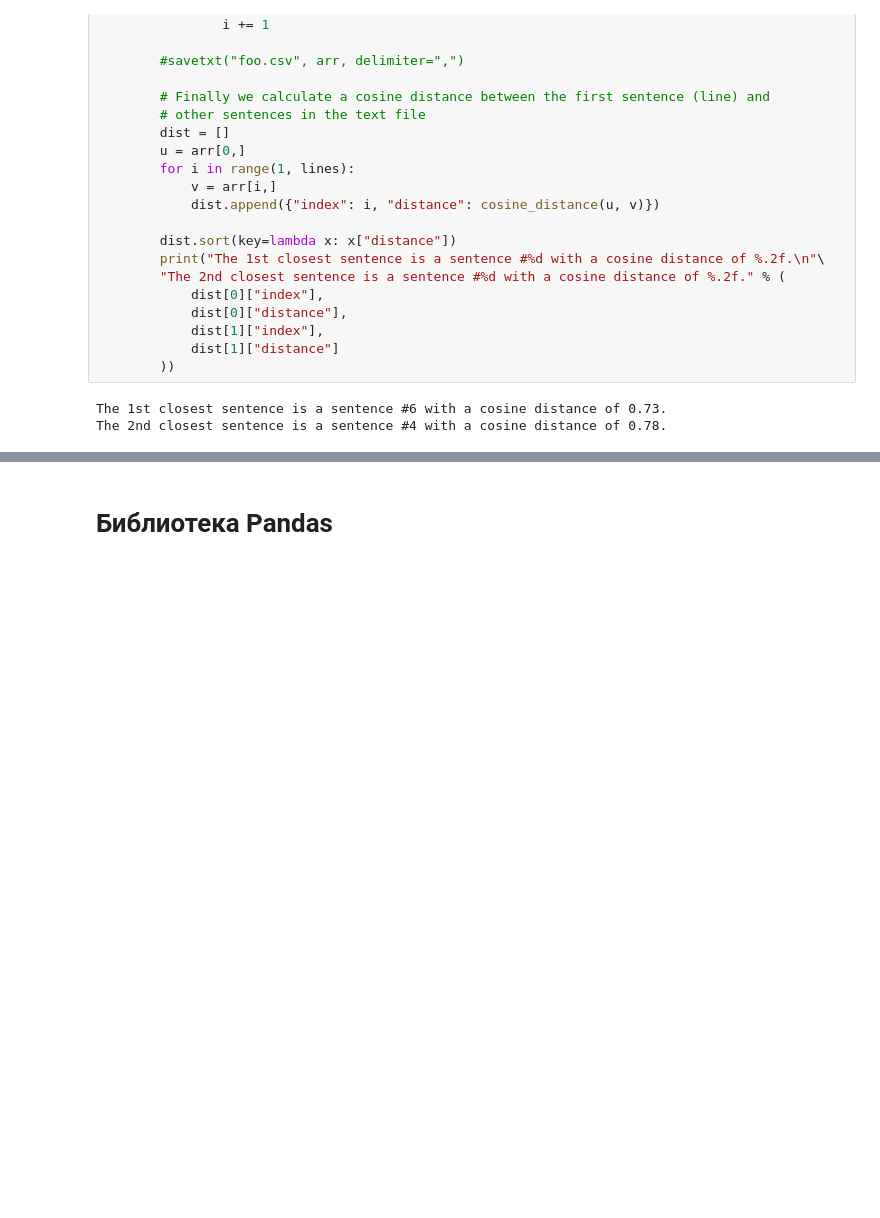
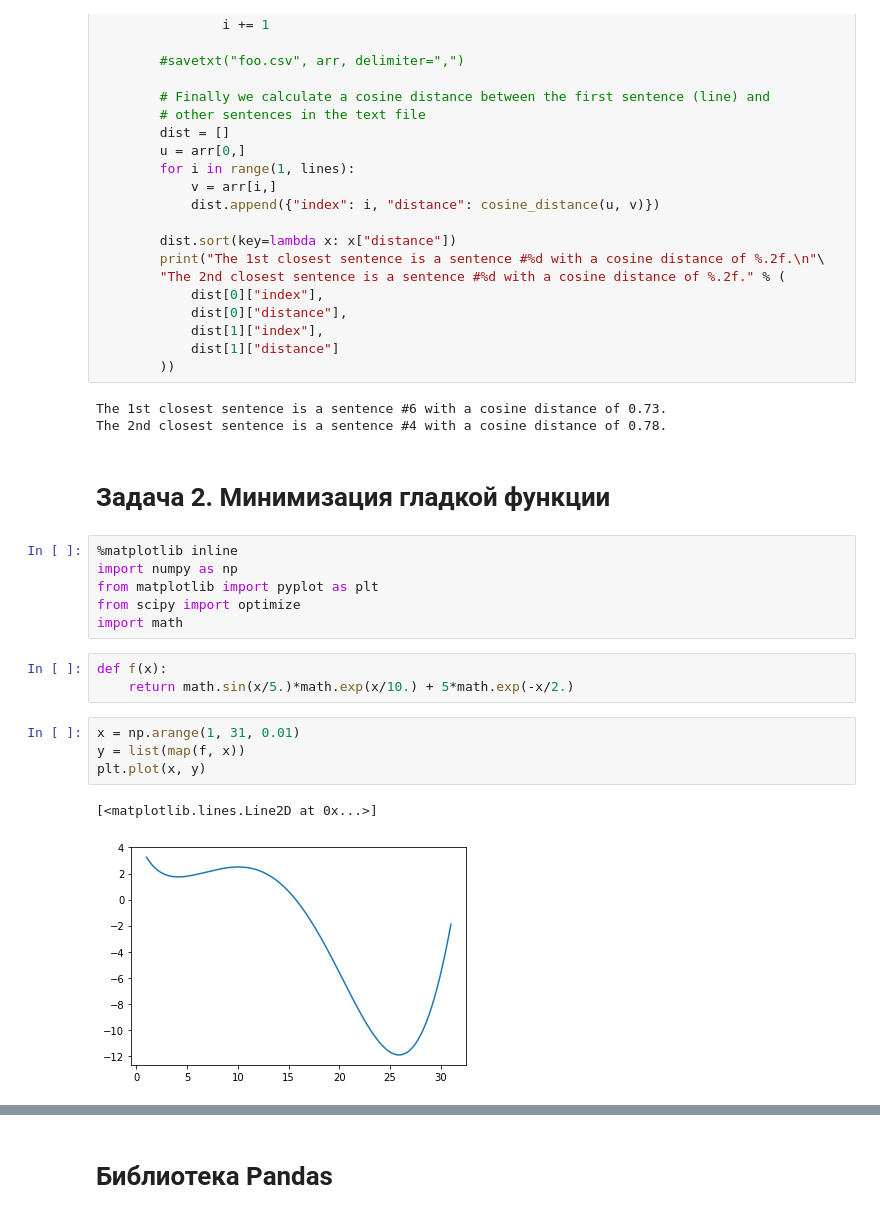
Before and after one commit to turnMeUpSon/course-math-and-python-for-data-analysis, a Jupyter notebook: Data-analytics/Data-analytics.ipynb, the cells around one changed output, grey strips where cells are left out. Drawn from its saved outputs; the diff is of its cells as text; blank space fills up the shorter version.

```diff
--- a/Data-analytics/Data-analytics.ipynb
+++ b/Data-analytics/Data-analytics.ipynb
@@ -400,3 +400,21 @@ if __name__ == "__main__":
 # %% [output]
 The 1st closest sentence is a sentence #6 with a cosine distance of 0.73.
 The 2nd closest sentence is a sentence #4 with a cosine distance of 0.78.
+# %% [markdown]
+# Задача 2. Минимизация гладкой функции
+# %%
+%matplotlib inline
+import numpy as np
+from matplotlib import pyplot as plt
+from scipy import optimize
+import math
+# %%
+def f(x):
+    return math.sin(x/5.)*math.exp(x/10.) + 5*math.exp(-x/2.)
+# %%
+x = np.arange(1, 31, 0.01)
+y = list(map(f, x))
+plt.plot(x, y)
+# %% [output]
+[<matplotlib.lines.Line2D at 0x...>]
+[figure, added]
```
Also changed, not shown: parts of 13 cells of this notebook.
